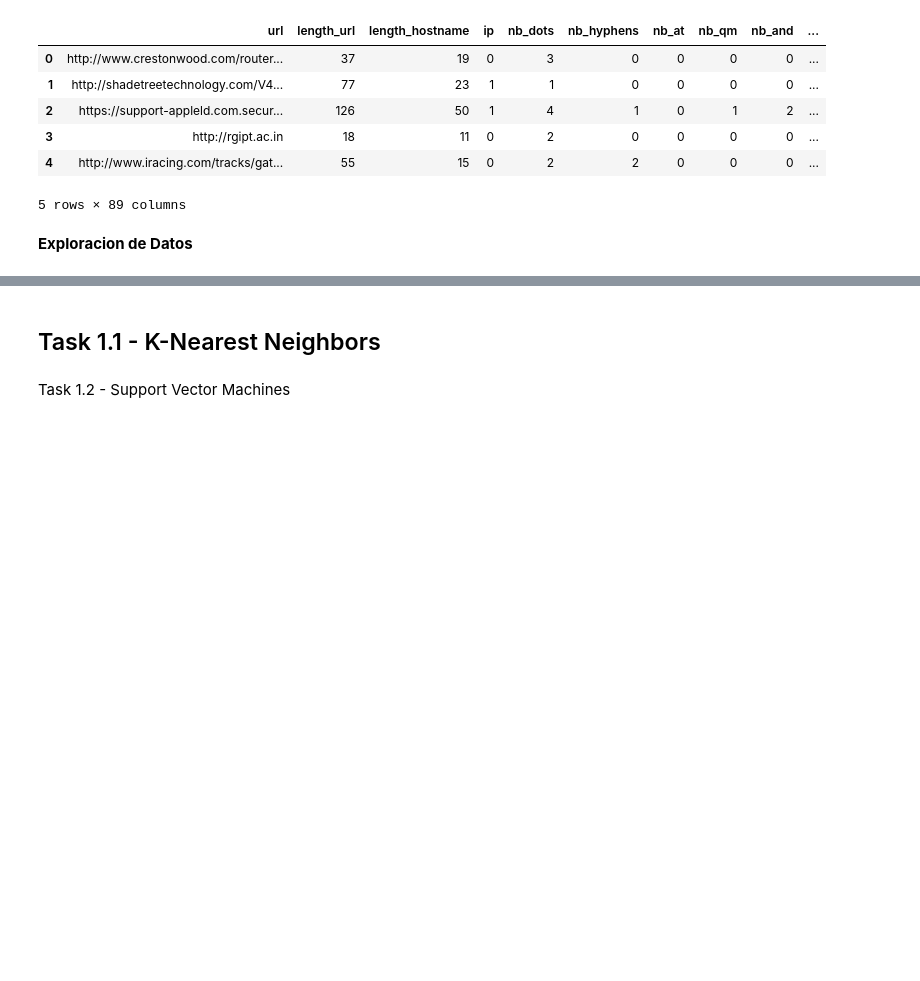
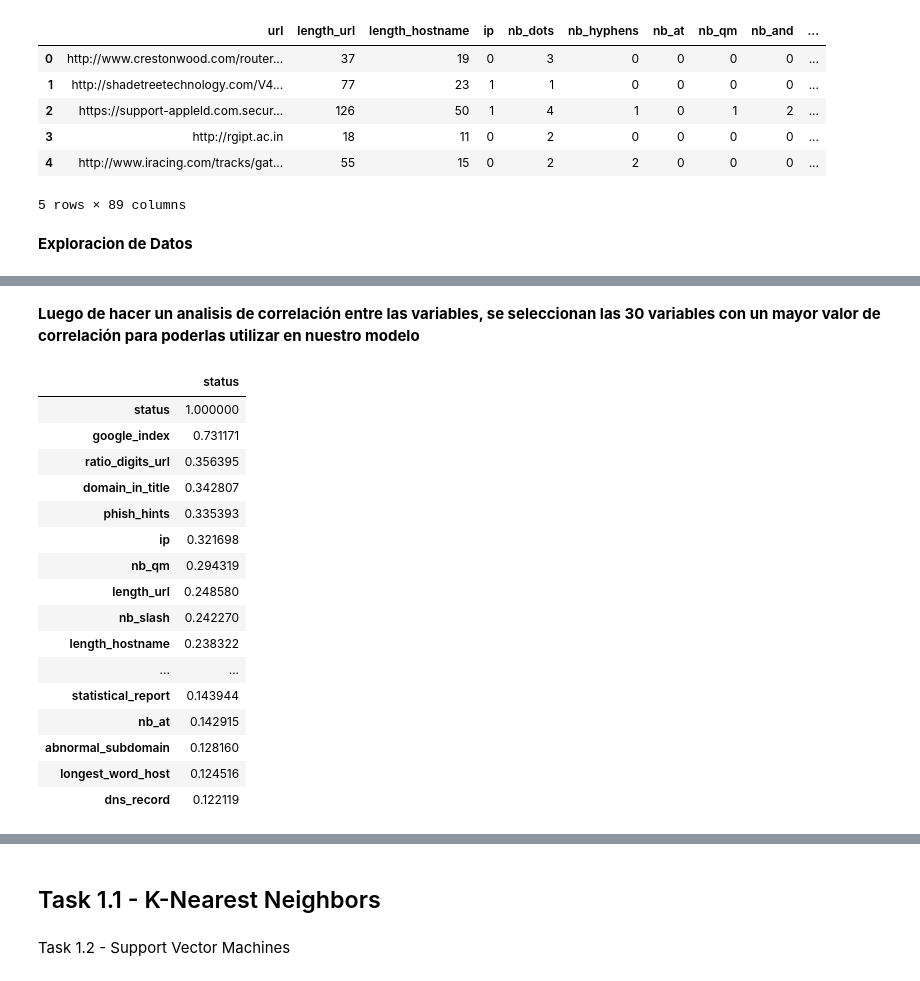
Before and after one commit to Diego-CB/Lab5-IA, a Jupyter notebook: lab5.ipynb, the cells around one changed output, grey strips where cells are left out. Saved outputs shown, nothing was run; the diff lists cells and outputs as text; code cells hidden in the pictures; blank space fills up the shorter version.

```diff
--- a/lab5.ipynb
+++ b/lab5.ipynb
@@ -33,0 +75,25 @@ data.head()
+# %% [markdown]
+**Luego de hacer un analisis de correlación entre las variables, se seleccionan las 30 variables con un mayor valor de correlación para poderlas utilizar en nuestro modelo**
+# %%
+
+# Seleccionar las 5 variables con las correlaciones más altas en orden descendente
+top_corr_vars = pd.DataFrame(corr_matrix['status'].nlargest(30))
+top_corr_vars
+# %% [output]
+|  | status |
+| status | 1.000000 |
+| google_index | 0.731171 |
+| ratio_digits_url | 0.356395 |
+| domain_in_title | 0.342807 |
+| phish_hints | 0.335393 |
+| ip | 0.321698 |
+| nb_qm | 0.294319 |
+| length_url | 0.248580 |
+| nb_slash | 0.242270 |
+| length_hostname | 0.238322 |
+| ... | ... |
+| statistical_report | 0.143944 |
+| nb_at | 0.142915 |
+| abnormal_subdomain | 0.128160 |
+| longest_word_host | 0.124516 |
+| dns_record | 0.122119 |
```
Also changed, not shown: parts of 16 cells of this notebook.
